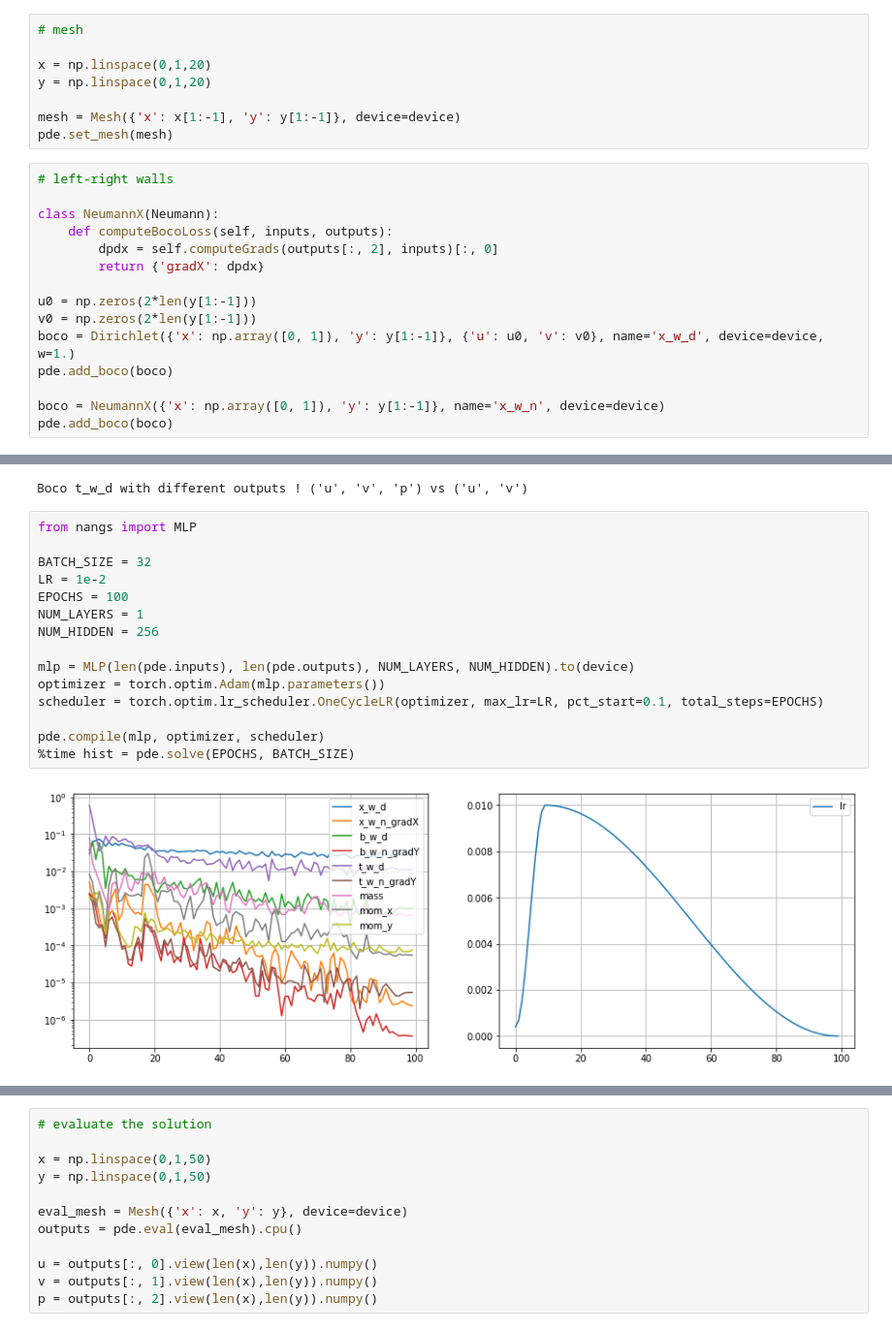
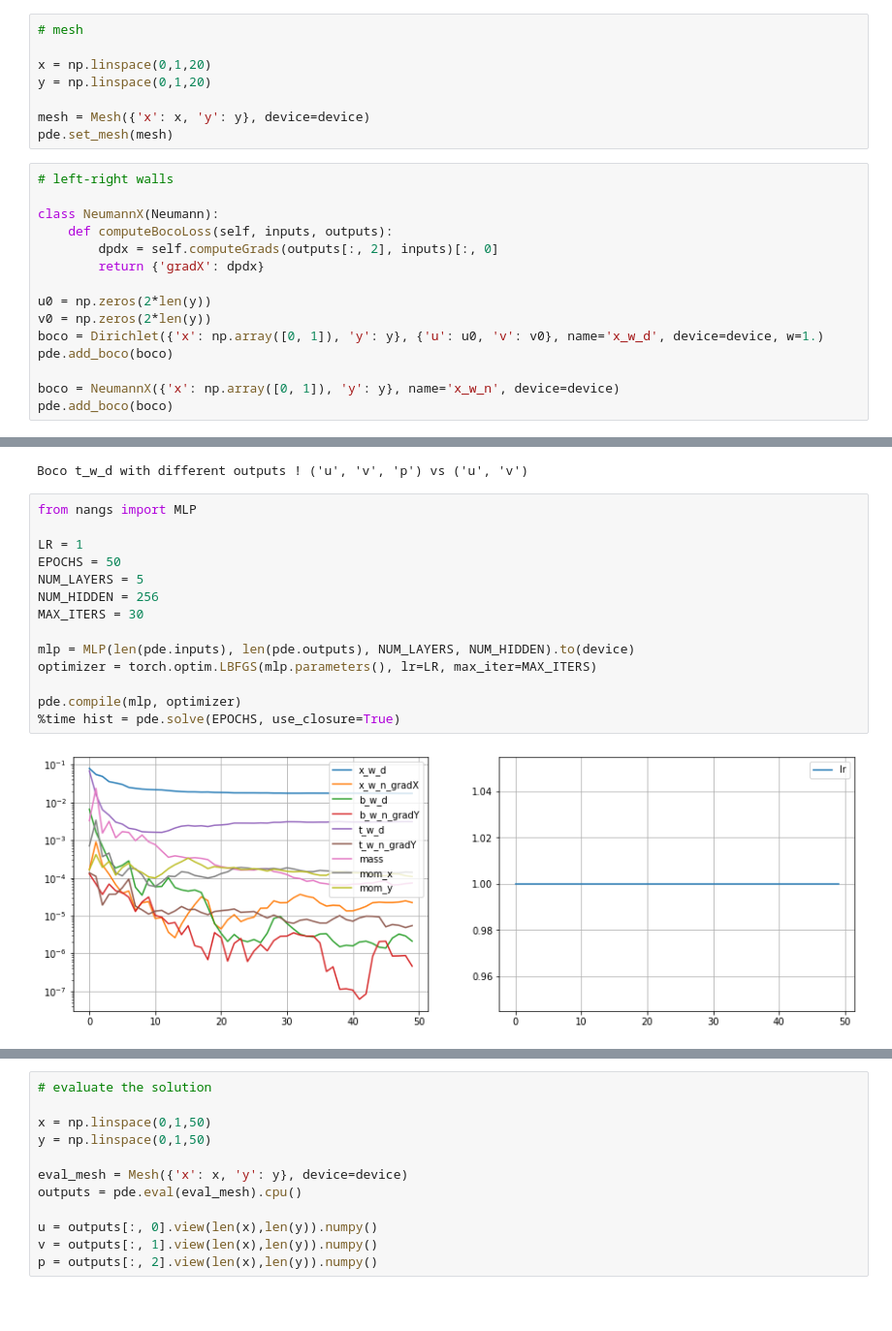
Before and after one commit to juansensio/nangs, a Jupyter notebook: examples/06_DrivenCavity_steady.ipynb, the cells around one changed output, grey strips where cells are left out. Shown: that part at 97% size. Cells and saved outputs as stored; diff of their text form; blank space fills up the shorter version.

```diff
--- a/examples/06_DrivenCavity_steady.ipynb
+++ b/examples/06_DrivenCavity_steady.ipynb
@@ -75,7 +69,7 @@ pde = NavierStokes2d(inputs=('x', 'y'), outputs=('u', 'v', 'p'))
 x = np.linspace(0,1,20)
 y = np.linspace(0,1,20)
 
-mesh = Mesh({'x': x[1:-1], 'y': y[1:-1]}, device=device)
+mesh = Mesh({'x': x, 'y': y}, device=device)
 pde.set_mesh(mesh)
 # %%
 # left-right walls
@@ -85,12 +79,12 @@ class NeumannX(Neumann):
         dpdx = self.computeGrads(outputs[:, 2], inputs)[:, 0]
         return {'gradX': dpdx}
 
-u0 = np.zeros(2*len(y[1:-1]))
-v0 = np.zeros(2*len(y[1:-1]))
-boco = Dirichlet({'x': np.array([0, 1]), 'y': y[1:-1]}, {'u': u0, 'v': v0}, name='x_w_d', device=device, w=1.)
+u0 = np.zeros(2*len(y))
+v0 = np.zeros(2*len(y))
+boco = Dirichlet({'x': np.array([0, 1]), 'y': y}, {'u': u0, 'v': v0}, name='x_w_d', device=device, w=1.)
 pde.add_boco(boco)
 
-boco = NeumannX({'x': np.array([0, 1]), 'y': y[1:-1]}, name='x_w_n', device=device)
+boco = NeumannX({'x': np.array([0, 1]), 'y': y}, name='x_w_n', device=device)
 pde.add_boco(boco)
 # %% [output]
 Boco x_w_d with different outputs ! ('u', 'v', 'p') vs ('u', 'v')
@@ -127,18 +121,17 @@ Boco t_w_d with different outputs ! ('u', 'v', 'p') vs ('u', 'v')
 # %%
 from nangs import MLP
 
-BATCH_SIZE = 32
-LR = 1e-2
-EPOCHS = 100
-NUM_LAYERS = 1
+LR = 1
+EPOCHS = 50
+NUM_LAYERS = 5
 NUM_HIDDEN = 256
+MAX_ITERS = 30
 
 mlp = MLP(len(pde.inputs), len(pde.outputs), NUM_LAYERS, NUM_HIDDEN).to(device)
-optimizer = torch.optim.Adam(mlp.parameters())
-scheduler = torch.optim.lr_scheduler.OneCycleLR(optimizer, max_lr=LR, pct_start=0.1, total_steps=EPOCHS)
+optimizer = torch.optim.LBFGS(mlp.parameters(), lr=LR, max_iter=MAX_ITERS)
 
-pde.compile(mlp, optimizer, scheduler)
-%time hist = pde.solve(EPOCHS, BATCH_SIZE)
+pde.compile(mlp, optimizer)
+%time hist = pde.solve(EPOCHS, use_closure=True)
 # %% [output]
-[figure, old version]
+[figure, new version]
 [interactive output not drawn]
```
Also changed, not shown: parts of 4 cells of this notebook, 13 other files.
